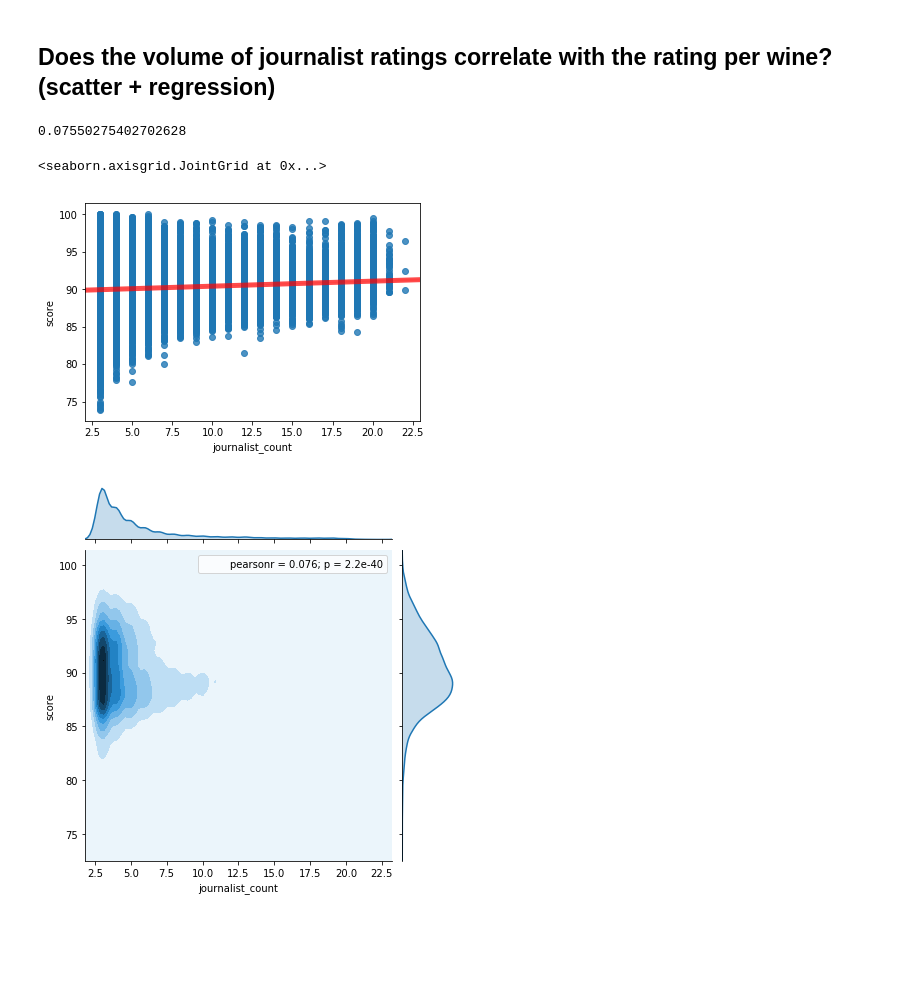
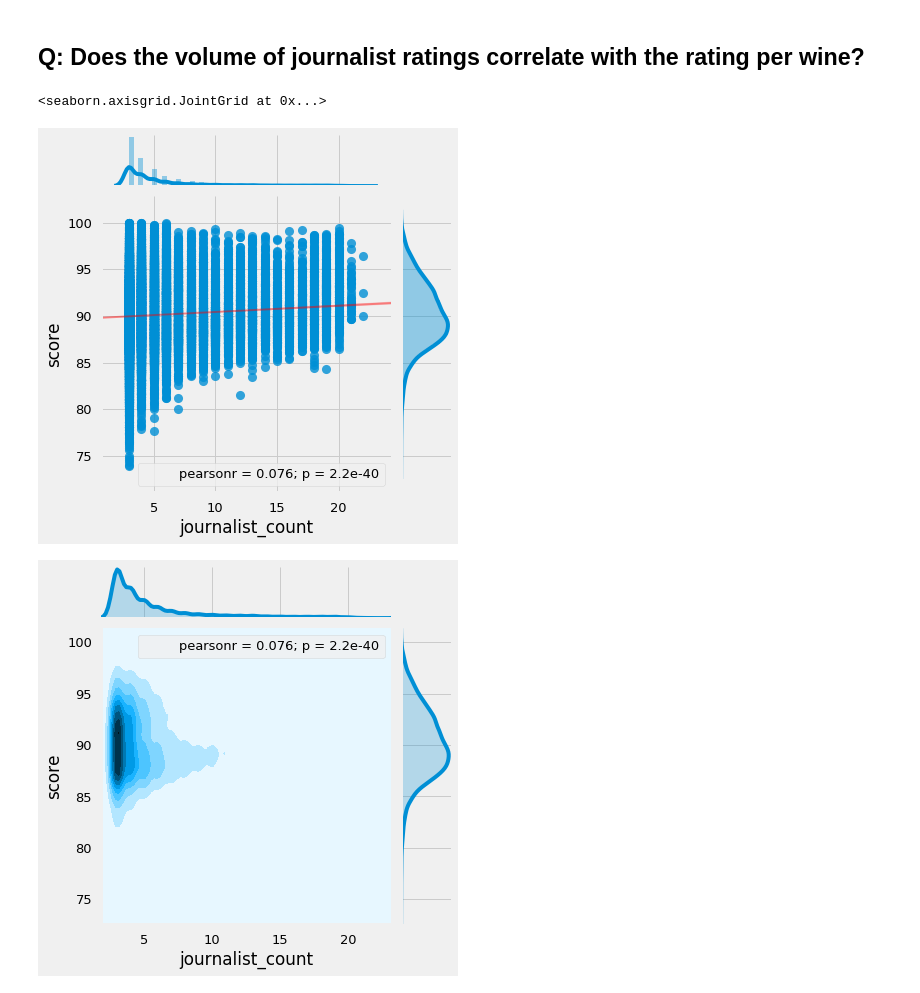
Before and after one commit to romeroaj/Project-Snake, a Jupyter notebook: charting_marek.ipynb, the cells around one changed output. Drawn from its saved outputs; the diff is of its cells as text; code cells hidden in the pictures; blank space fills up the shorter version.

```diff
--- a/charting_marek.ipynb
+++ b/charting_marek.ipynb
@@ -5,2 +6,7 @@ import matplotlib.pyplot as plt
 import csv
+# %%
+import matplotlib.style as style
+style.use('seaborn-poster') #sets the size of the charts
+sns.set_context('talk') #sets the size of the fonts (apparently optimal for presenting)
+style.use('fivethirtyeight') #sets the style of the charts
 # %%
@@ -20,17 +17,10 @@ import seaborn as sns
 # %% [markdown]
-## Does the volume of journalist ratings correlate with the rating per wine? (scatter + regression)
+## Q: Does the volume of journalist ratings correlate with the rating per wine?
-# %%
-# correlation coefficient (Pearson)
-df['journalist_count'].corr(df['score'])
-# %% [output]
-0.07550275402702628
 # %%
-sns.regplot(x=df["journalist_count"], y=df["score"], line_kws={"color":"r","alpha":0.7,"lw":5})
-
-# sns.jointplot(x=df["journalist_count"], y=df["score"], kind='scatter')
-
+# plotting 2 aggregate views on this distribution
+sns.jointplot(x=df["journalist_count"], y=df["score"], kind='reg', line_kws={"color":"r","alpha":0.4,"lw":2})
 sns.jointplot(x=df["journalist_count"], y=df["score"], kind='kde')
 # %% [output]
 <seaborn.axisgrid.JointGrid at 0x...>
-[figure, old version]
+[figure, new version]
-[figure, old version]
+[figure, new version]
```
Also changed, not shown: parts of 14 cells of this notebook.
